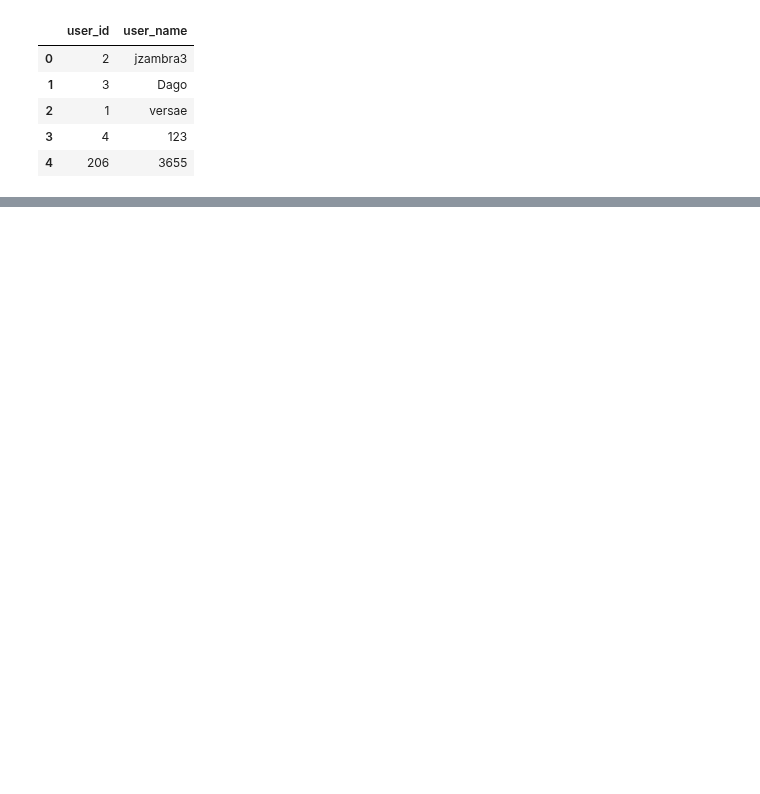
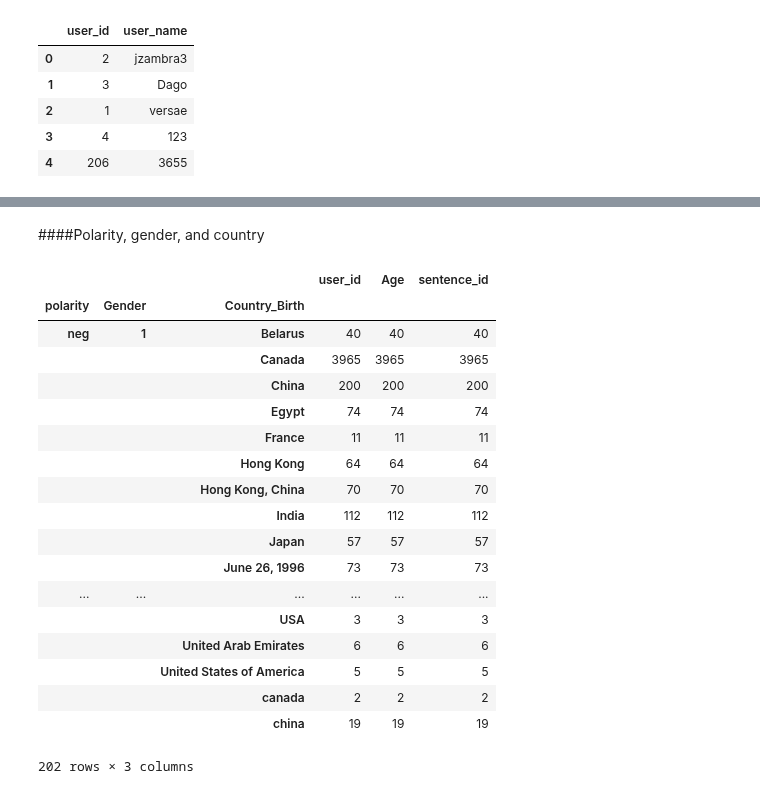
Before and after one commit to mavillard/liwc, a Jupyter notebook: comparison.ipynb, the cells around one changed output, grey strips where cells are left out. Saved outputs shown, nothing was run; the diff lists cells and outputs as text; code cells hidden in the pictures; blank space fills up the shorter version.

```diff
--- a/comparison.ipynb
+++ b/comparison.ipynb
@@ -334,0 +403,24 @@ df_demographics.head()
+# %% [markdown]
+####Polarity, gender, and country
+# %%
+df_sub.groupby(['polarity', 'Gender', 'Country_Birth']).count()
+# %% [output]
+|  |  |  | user_id | Age | sentence_id |
+| polarity | Gender | Country_Birth |  |  |  |
+| neg | 1 | Belarus | 40 | 40 | 40 |
+|  |  | Canada | 3965 | 3965 | 3965 |
+|  |  | China | 200 | 200 | 200 |
+|  |  | Egypt | 74 | 74 | 74 |
+|  |  | France | 11 | 11 | 11 |
+|  |  | Hong Kong | 64 | 64 | 64 |
+|  |  | Hong Kong, China | 70 | 70 | 70 |
+|  |  | India | 112 | 112 | 112 |
+|  |  | Japan | 57 | 57 | 57 |
+|  |  | June 26, 1996 | 73 | 73 | 73 |
+| ... | ... | ... | ... | ... | ... |
+|  |  | USA | 3 | 3 | 3 |
+|  |  | United Arab Emirates | 6 | 6 | 6 |
+|  |  | United States of America | 5 | 5 | 5 |
+|  |  | canada | 2 | 2 | 2 |
+|  |  | china | 19 | 19 | 19 |
+202 rows × 3 columns
```
Also changed, not shown: parts of 8 cells of this notebook.
